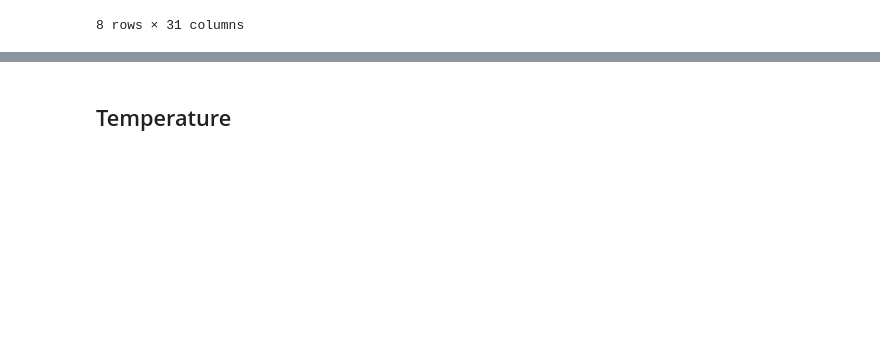
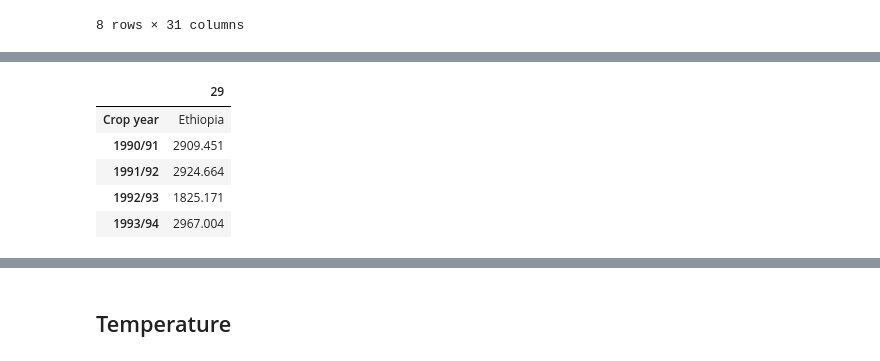
Before and after one commit to sanghyuns/Climate_Change_vs_Coffee_Production, a Jupyter notebook: Shawn.ipynb, the cells around one changed output, grey strips where cells are left out. Cells and saved outputs as stored; diff of their text form; code cells hidden in the pictures; blank space fills up the shorter version.

```diff
--- a/Shawn.ipynb
+++ b/Shawn.ipynb
@@ -2,7 +2,7 @@
 import pandas as pd
 import seaborn as sns
 # %%
-prod_df = pd.read_csv('./production.csv')
+prod_df = pd.read_csv('./data/production.csv')
 # %%
 prod_df.shape
 # %% [output]
@@ -21,4 +21,4 @@ prod_df.describe()
 | max | 65.000000 | 93230.059600 | 101266.684400 | 98524.094200 | 91761.053100 | 93313.769300 | 87320.869100 | 103307.876100 | 99887.161100 | 108865.606200 | ... | ... |
 8 rows × 31 columns
 # %%
-prod_df.head()
+prod_df.drop(columns = ['Unnamed: 0'], inplace = True)
@@ -32,0 +25,11 @@ prod_df.head()
+# %%
+eth_prod = pd.DataFrame(prod_df.iloc[29])
+# %%
+eth_prod.head()
+# %% [output]
+|  | 29 |
+| Crop year | Ethiopia |
+| 1990/91 | 2909.451 |
+| 1991/92 | 2924.664 |
+| 1992/93 | 1825.171 |
+| 1993/94 | 2967.004 |
```
Also changed, not shown: parts of 6 cells of this notebook, 1 other file.
